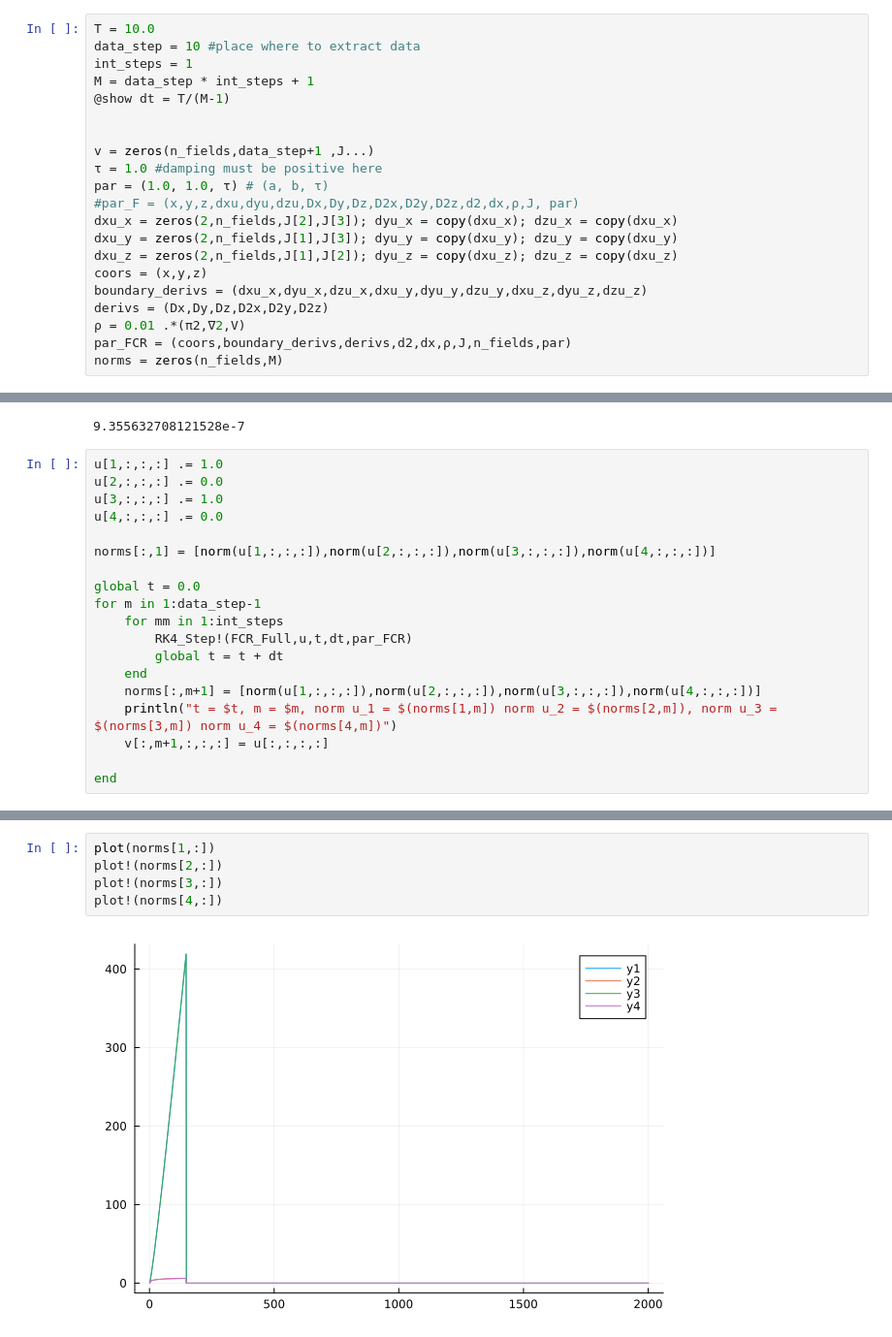
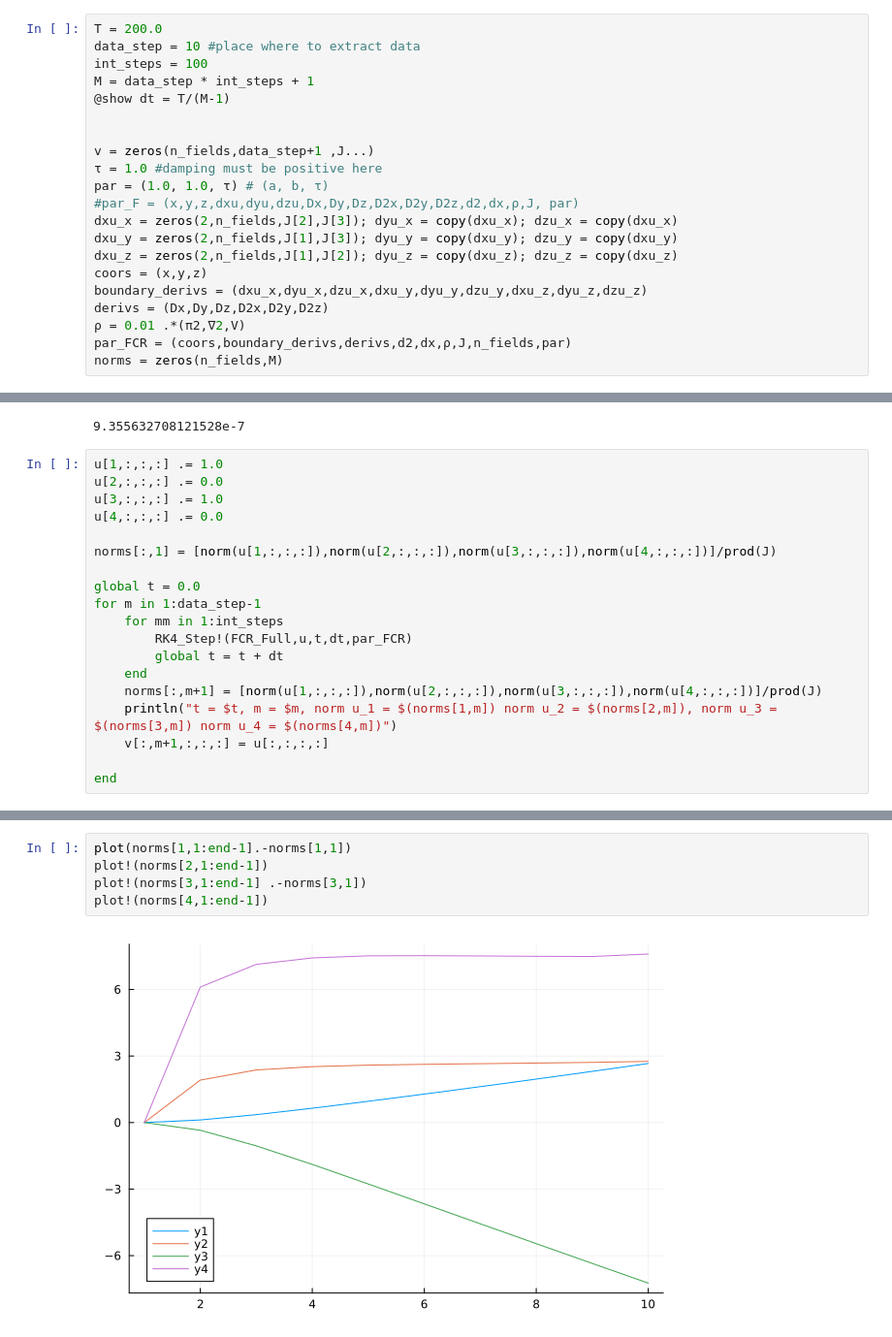
Before and after one commit to reula/boson, a Jupyter notebook: relax_solver_full.ipynb, the cells around one changed output, grey strips where cells are left out. Shown at 97% size. Saved outputs shown, nothing was run; the diff lists cells and outputs as text.

```diff
--- a/relax_solver_full.ipynb
+++ b/relax_solver_full.ipynb
@@ -122,9 +122,9 @@ d2 = zeros(2,J...);
 #dyu = similar(u);
 #dzu = similar(u);
 # %%
-T = 10.0
+T = 200.0
 data_step = 10 #place where to extract data
-int_steps = 1
+int_steps = 100
 M = data_step * int_steps + 1
 @show dt = T/(M-1)
 
@@ -164,7 +164,7 @@ u[2,:,:,:] .= 0.0
 u[3,:,:,:] .= 1.0
 u[4,:,:,:] .= 0.0
 
-norms[:,1] = [norm(u[1,:,:,:]),norm(u[2,:,:,:]),norm(u[3,:,:,:]),norm(u[4,:,:,:])]
+norms[:,1] = [norm(u[1,:,:,:]),norm(u[2,:,:,:]),norm(u[3,:,:,:]),norm(u[4,:,:,:])]/prod(J)
 
 global t = 0.0
 for m in 1:data_step-1
@@ -172,7 +172,7 @@ for m in 1:data_step-1
         RK4_Step!(FCR_Full,u,t,dt,par_FCR)
         global t = t + dt
     end
-    norms[:,m+1] = [norm(u[1,:,:,:]),norm(u[2,:,:,:]),norm(u[3,:,:,:]),norm(u[4,:,:,:])]
+    norms[:,m+1] = [norm(u[1,:,:,:]),norm(u[2,:,:,:]),norm(u[3,:,:,:]),norm(u[4,:,:,:])]/prod(J)
     println("t = $t, m = $m, norm u_1 = $(norms[1,m]) norm u_2 = $(norms[2,m]), norm u_3 = $(norms[3,m]) norm u_4 = $(norms[4,m])")
     v[:,m+1,:,:,:] = u[:,:,:,:]
 
@@ -182,7 +198,7 @@ norms
 # %%
-plot(norms[1,:])
-plot!(norms[2,:])
-plot!(norms[3,:])
-plot!(norms[4,:])
+plot(norms[1,1:end-1].-norms[1,1])
+plot!(norms[2,1:end-1])
+plot!(norms[3,1:end-1] .-norms[3,1])
+plot!(norms[4,1:end-1])
 # %% [output]
-[figure, old version]
+[figure, new version]
```
Also changed, not shown: parts of 3 cells of this notebook, 1 other file.
